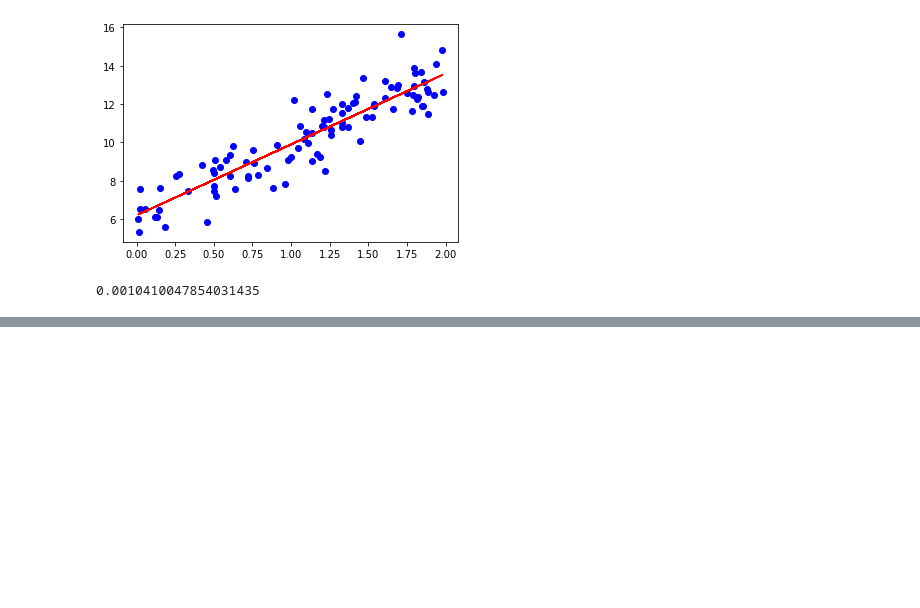
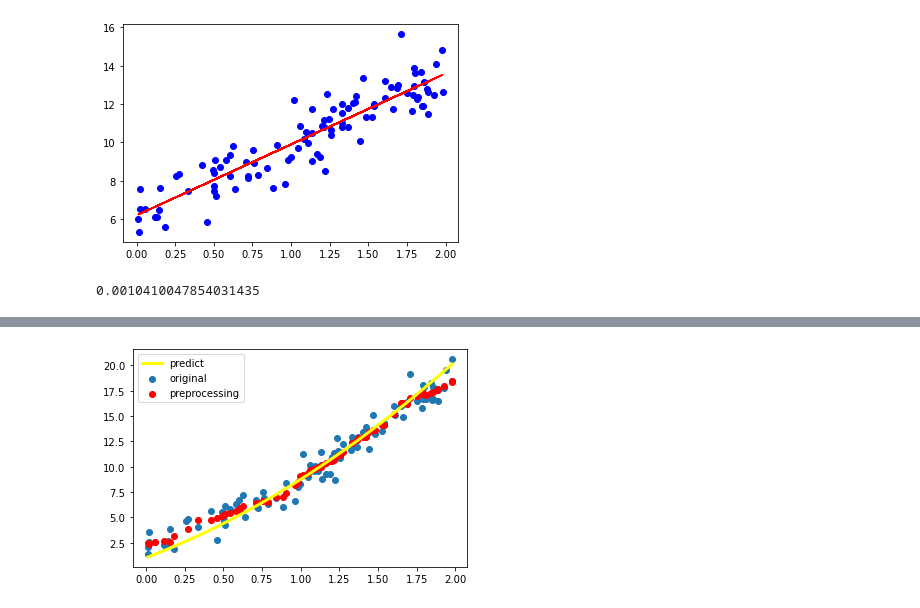
Before and after one commit to SimplePro/PcmLinearRegression, a Jupyter notebook: CustomML/test.ipynb, the cells around one changed output, grey strips where cells are left out. Saved outputs shown, nothing was run; the diff lists cells and outputs as text; code cells hidden in the pictures; blank space fills up the shorter version.

```diff
--- a/CustomML/test.ipynb
+++ b/CustomML/test.ipynb
@@ -243,0 +260,4 @@ print(pim_rmse - sk_rmse)
+# %%
+pimDegree2.evaluation_graph(X, y)
+# %% [output]
+[figure, added]
```
Also changed, not shown: parts of 8 cells of this notebook.
